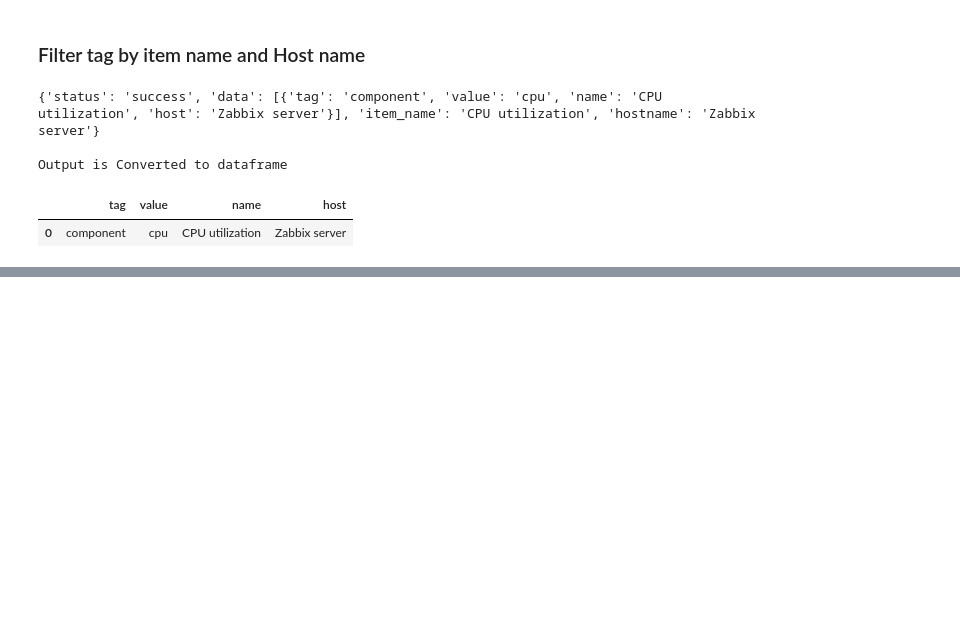
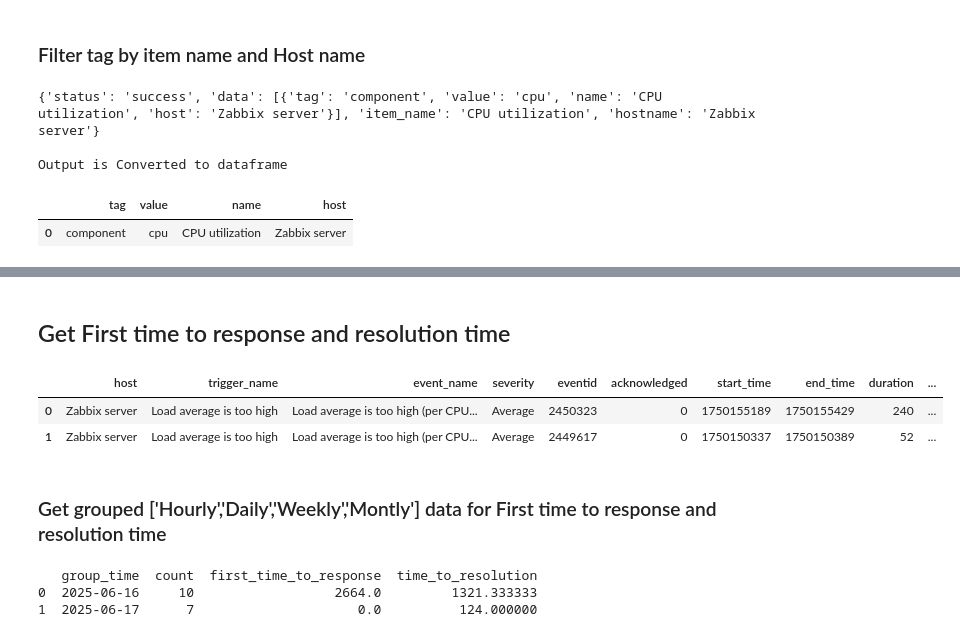
Before and after one commit to Kartik240803/zabbix, a Jupyter notebook: lib_tester.ipynb, the cells around one changed output, grey strips where cells are left out. Drawn from its saved outputs; the diff is of its cells as text; code cells hidden in the pictures; blank space fills up the shorter version.

```diff
--- a/lib_tester.ipynb
+++ b/lib_tester.ipynb
@@ -317,0 +431,18 @@ Output is Converted to dataframe
+# %% [markdown]
+## Get First time to response and resolution time
+# %%
+# First Time to Response = acknowledged_time - start_time
+d['first_time_to_response'] = d['acknowledged_time'] - d['start_time']
+
+# Time to Resolution = end_time - start_time only if recovery_eventid is not NaN
+d['time_to_resolution'] = d.apply(
+    lambda row: row['end_time'] - row['start_time'] if pd.notna(row['recovery_eventid']) else None,
+    axis=1
+)
+d.head(2)
+# %% [output]
+|  | host | trigger_name | event_name | severity | eventid | acknowledged | start_time | end_time | duration | ... |
+| 0 | Zabbix server | Load average is too high | Load average is too high (per CPU... | Average | 2450323 | 0 | 1750155189 | 1750155429 | 240 | ... |
+| 1 | Zabbix server | Load average is too high | Load average is too high (per CPU... | Average | 2449617 | 0 | 1750150337 | 1750150389 | 52 | ... |
+# %% [markdown]
+### Get grouped ['Hourly','Daily','Weekly','Montly'] data for First time to response and resolution time
@@ -317,0 +482,8 @@ Output is Converted to dataframe
+# %%
+interval = "daily"  # Change this to "hourly", "daily", "monthly" as needed
+result_df = group_response_resolution(d, interval)
+print(result_df)
+# %% [output]
+   group_time  count  first_time_to_response  time_to_resolution
+0  2025-06-16     10                  2664.0         1321.333333
+1  2025-06-17      7                     0.0          124.000000
```
Also changed, not shown: parts of 16 cells of this notebook, 1 other file.
